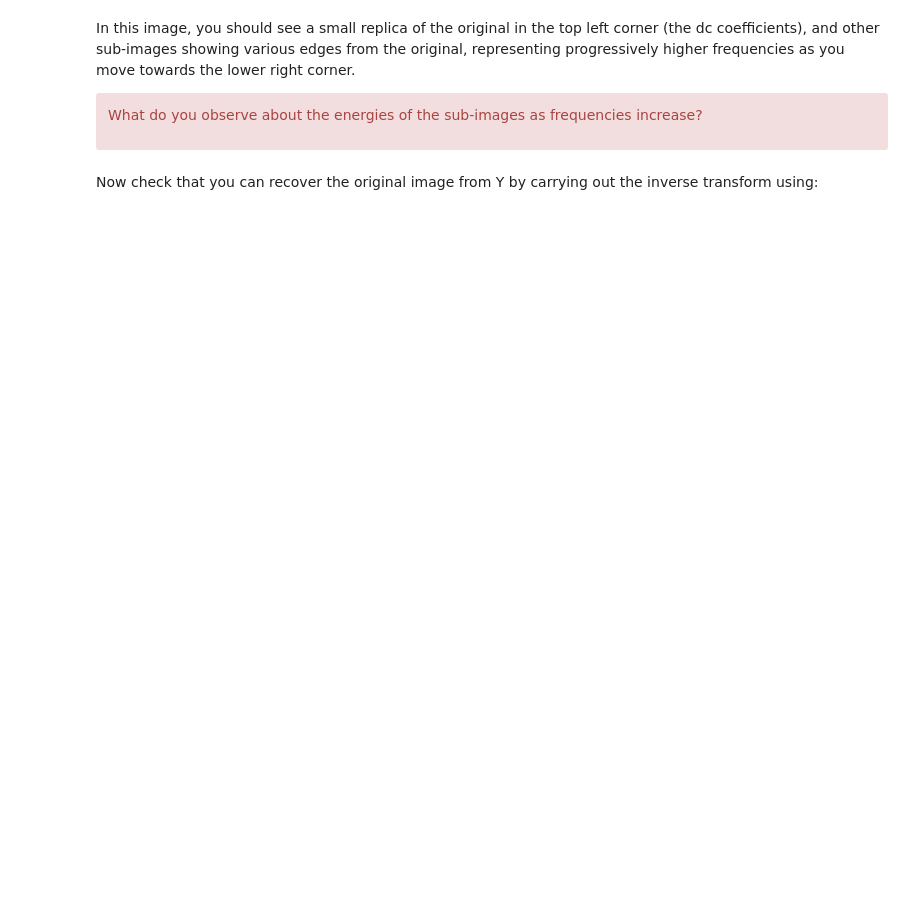
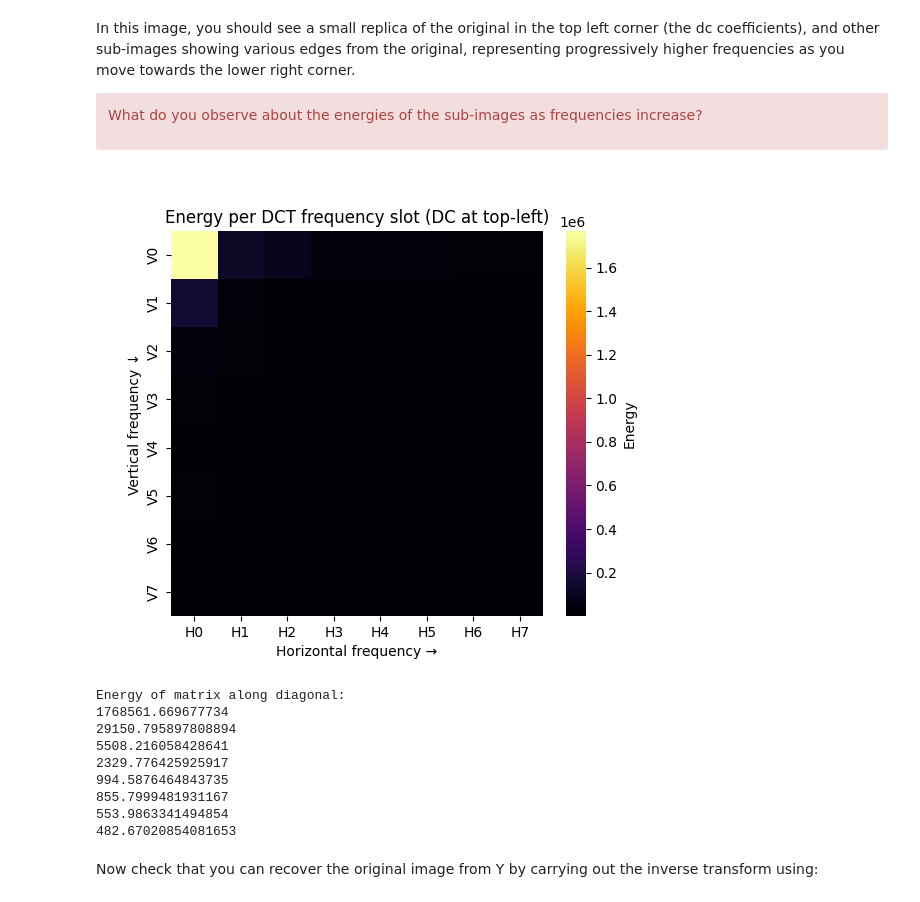
Before and after one commit to LucyYuanZihan/Lucy_cued_sf2_lab, a Jupyter notebook: 7-the-discrete-cosine-transform.ipynb, the cells around one changed output. Cells and saved outputs as stored; diff of their text form; code cells hidden in the pictures; blank space fills up the shorter version.

```diff
--- a/7-the-discrete-cosine-transform.ipynb
+++ b/7-the-discrete-cosine-transform.ipynb
@@ -207,3 +203,52 @@ increase?</div>
+# %%
+# Your code here
+# regroup the coefficients by frequency type and undo the 2-D gain
+N = 8
+Yg = regroup(Y, N) / N                      # shape is 256×256 again
+
+# ------------------------------------------------------------
+# 2. energy of each frequency slot
+# ------------------------------------------------------------
+energy = np.zeros((N, N))
+blk = 32          # because 256 / 8 = 32 blocks per row/col
+for v in range(N):          # vertical frequency index
+    for h in range(N):      # horizontal frequency index
+        tile = Yg[v*blk:(v+1)*blk, h*blk:(h+1)*blk]
+        energy[v, h] = np.sum(tile**2)
+
+# ------------------------------------------------------------
+# 3. display or print the energy map
+# ------------------------------------------------------------
+import pandas as pd
+import seaborn as sns
+import matplotlib.pyplot as plt
+
+df = pd.DataFrame(energy,
+                  index=[f"V{v}" for v in range(N)],
+                  columns=[f"H{h}" for h in range(N)])
+
+plt.figure(figsize=(6,5))
+sns.heatmap(df, annot=False, cmap="inferno", cbar_kws={"label":"Energy"})
+plt.title("Energy per DCT frequency slot (DC at top-left)")
+plt.xlabel("Horizontal frequency →")
+plt.ylabel("Vertical frequency ↓")
+plt.show()
+
+# (optional) print the numeric values
+print("\nEnergy of matrix along diagonal:")
+for i in range (N):
+    print(energy[i, i])
+# %% [output]
+[figure, added]
+Energy of matrix along diagonal:
+1768561.669677734
+29150.795897808894
+5508.216058428641
+2329.776425925917
+994.5876464843735
+855.7999481931167
+553.9863341494854
+482.67020854081653
 # %% [markdown]
 Now check that you can recover the original image from Y
 by carrying out the inverse transform using:
```
Also changed, not shown: parts of 32 cells of this notebook.
